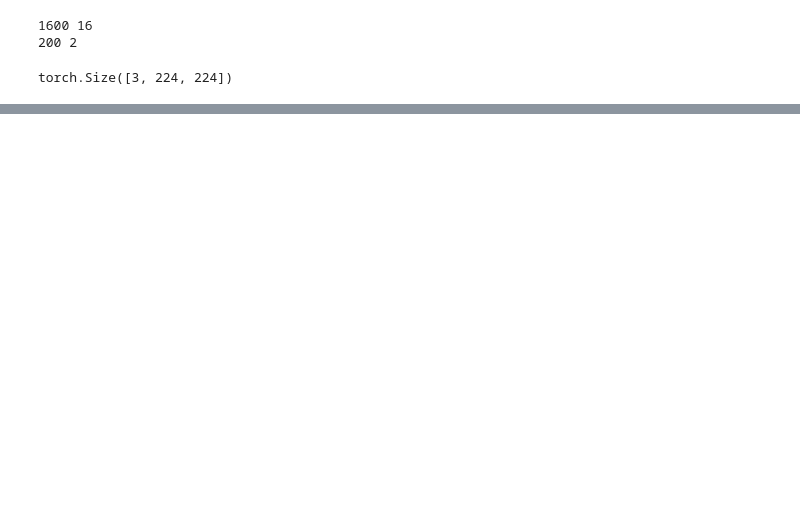
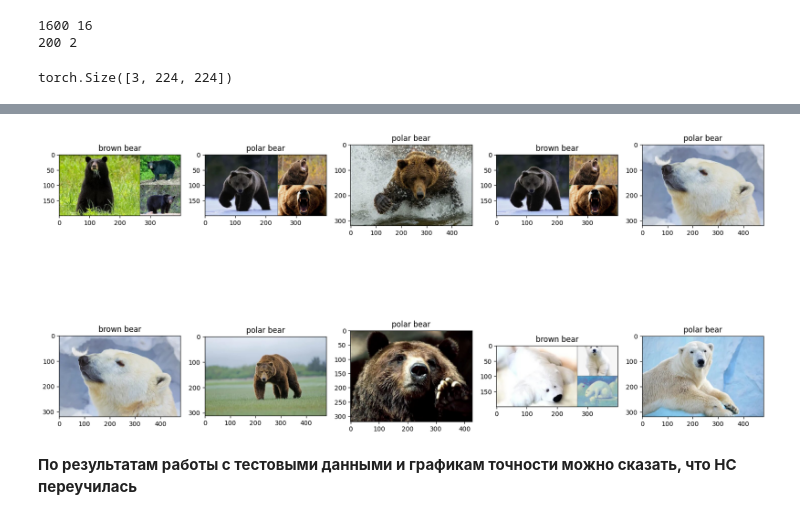
Before and after one commit to neygenius/python, a Jupyter notebook: main.ipynb, the cells around one changed output, grey strips where cells are left out. Saved outputs shown, nothing was run; the diff lists cells and outputs as text; code cells hidden in the pictures; blank space fills up the shorter version.

```diff
--- a/main.ipynb
+++ b/main.ipynb
@@ -281,0 +295,22 @@ loss(loss_values, val_loss_values)
+# %%
+name_list = []
+for index in range(len(test_data)):
+    name = os.path.basename(test_data.file_list[index])
+    name_list.append(os.path.splitext(name)[0])
+# %%
+bear_probs = []
+model.eval()
+with torch.no_grad():
+    for data, fileid in test_loader:
+        data = data.to(device)
+        preds = model(data)
+        preds_list = F.softmax(preds, dim=1)[:, 1].tolist()
+        bear_probs += list(zip(name_list, preds_list))
+# %%
+bear_probs.sort(key = lambda x : int(x[0]))
+
+idx = list(map(lambda x: x[0],bear_probs))
+prob = list(map(lambda x: x[1],bear_probs))
+
+submission = pd.DataFrame({"id":idx,"label":prob})
+submission.to_csv('result.csv',index=False)
@@ -281,0 +333,19 @@ loss(loss_values, val_loss_values)
+# %%
+class_ = {0: "polar bear", 1: "brown bear"}
+fig, axes = plt.subplots(2, 5, figsize=(20, 10), facecolor='w')
+for ax in axes.ravel():
+    i = random.choice(submission["id"].values)
+    class_random = random.choice(["polar bear", "brown bear"])
+    label = submission.loc[submission["id"] == i, "label"].values[0]
+    if label > 0.5:
+        label = 1
+    else:
+        label = 0
+    img_path = os.path.join("C:/Users/mrney/Desktop/py/new_folder", f"{class_random}_{i}.jpg")
+    img = Image.open(img_path)
+    ax.set_title(class_[label])
+    ax.imshow(img)
+# %% [output]
+[figure, added]
+# %% [markdown]
+**По результатам работы с тестовыми данными и графикам точности можно сказать, что НС переучилась**
```
Also changed, not shown: parts of 9 cells of this notebook, 1 other file.
